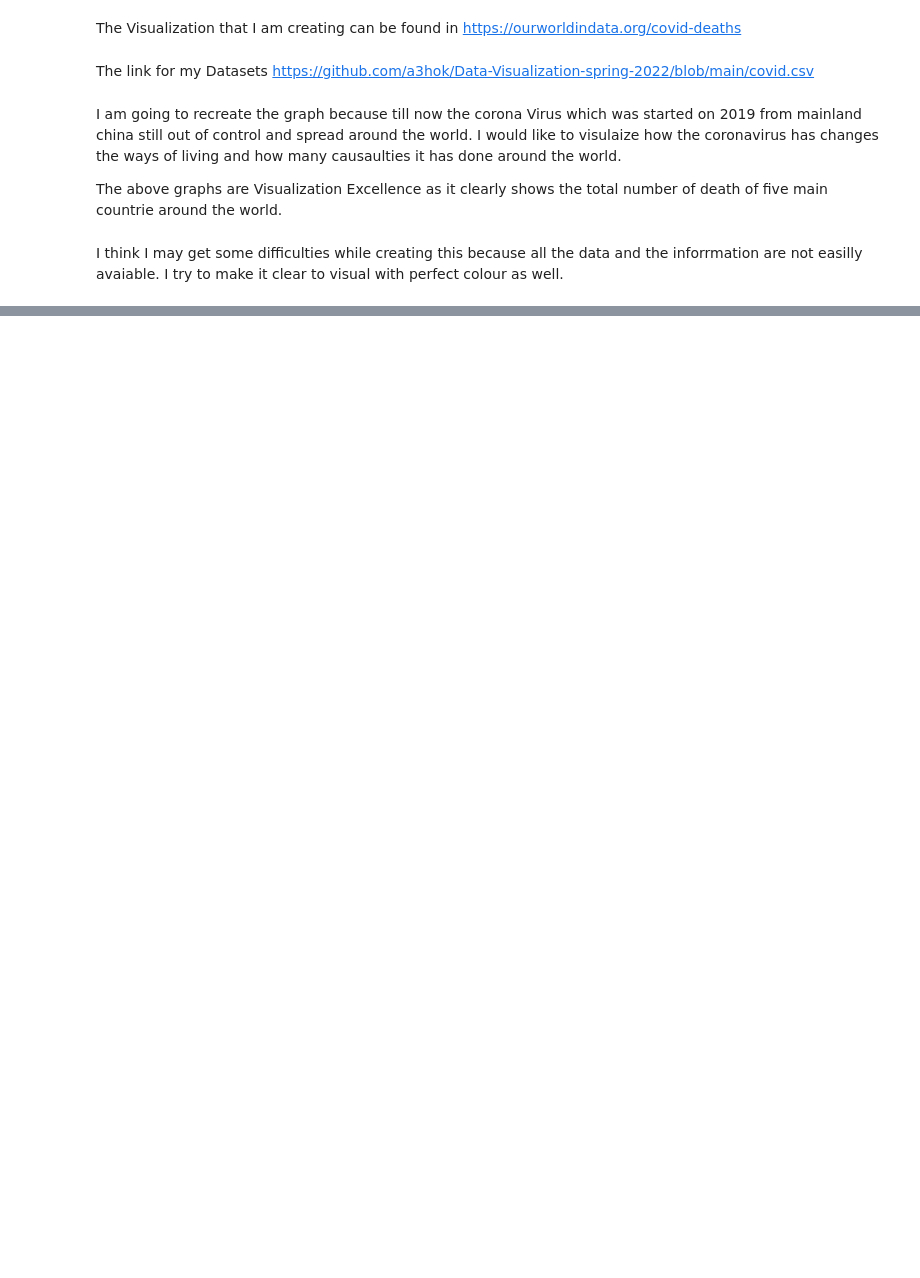
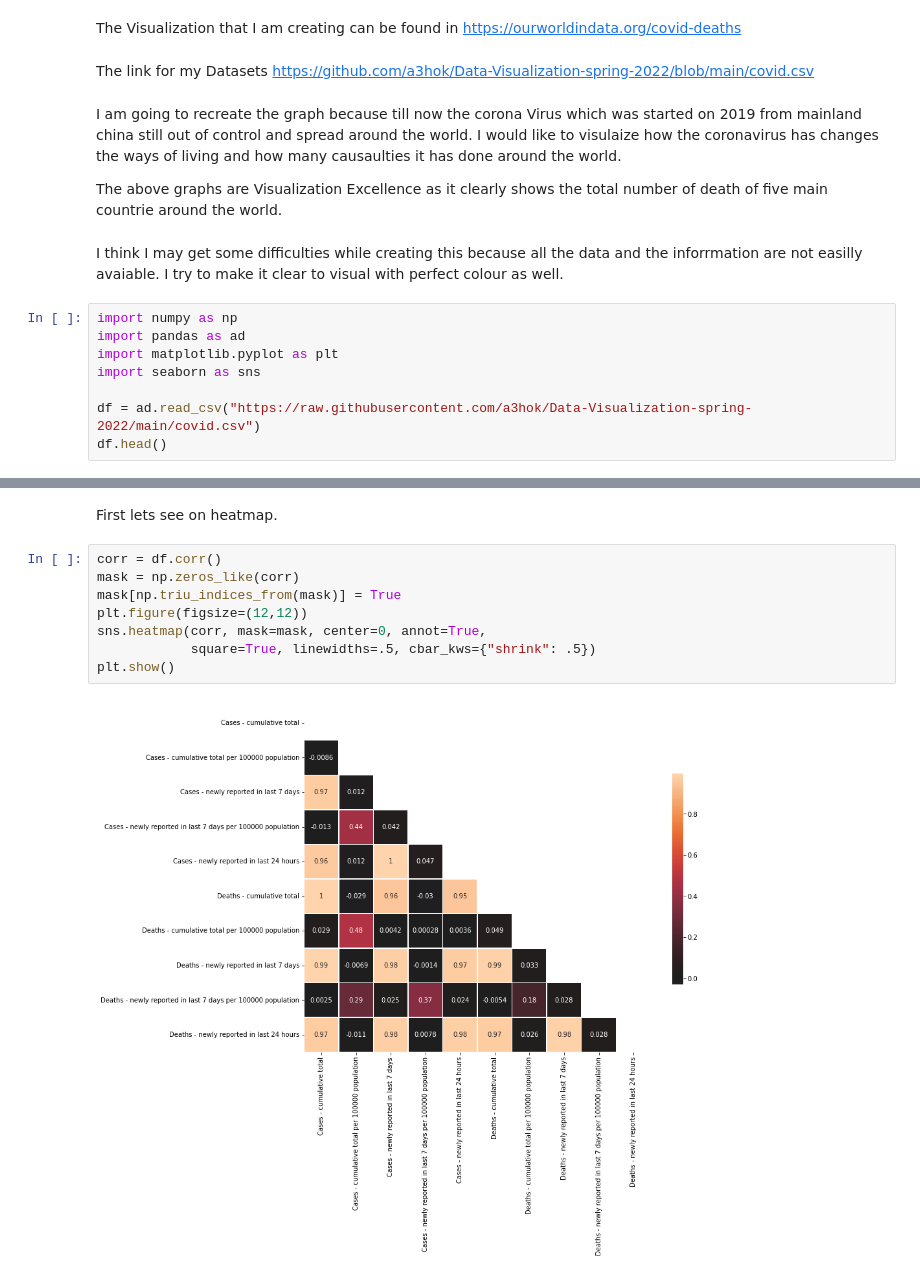
Before and after one commit to a3hok/Data-Visualization-spring-2022, a Jupyter notebook: Recreating the Master.ipynb, the cells around one changed output, grey strips where cells are left out. Cells and saved outputs as stored; diff of their text form; blank space fills up the shorter version.

```diff
--- a/Recreating the Master.ipynb
+++ b/Recreating the Master.ipynb
@@ -32,3 +32,11 @@ I am going to recreate the graph because till now the corona Virus which was sta
 The above graphs are Visualization Excellence as it clearly shows the total number of death of five main countrie around the world.
 # %% [markdown]
 I think I may get some difficulties while creating this because all the data and the inforrmation are not easilly avaiable. I try to make it clear to visual with perfect colour as well.
+# %%
+import numpy as np
+import pandas as ad
+import matplotlib.pyplot as plt
+import seaborn as sns
+
+df = ad.read_csv("https://raw.githubusercontent.com/a3hok/Data-Visualization-spring-2022/main/covid.csv")
+df.head()
@@ -34,0 +50,12 @@ I think I may get some difficulties while creating this because all the data and
+# %% [markdown]
+First lets see on heatmap.
+# %%
+corr = df.corr()
+mask = np.zeros_like(corr)
+mask[np.triu_indices_from(mask)] = True
+plt.figure(figsize=(12,12))
+sns.heatmap(corr, mask=mask, center=0, annot=True,
+            square=True, linewidths=.5, cbar_kws={"shrink": .5})
+plt.show()
+# %% [output]
+[figure, added]
```
Also changed, not shown: parts of 3 cells of this notebook.
